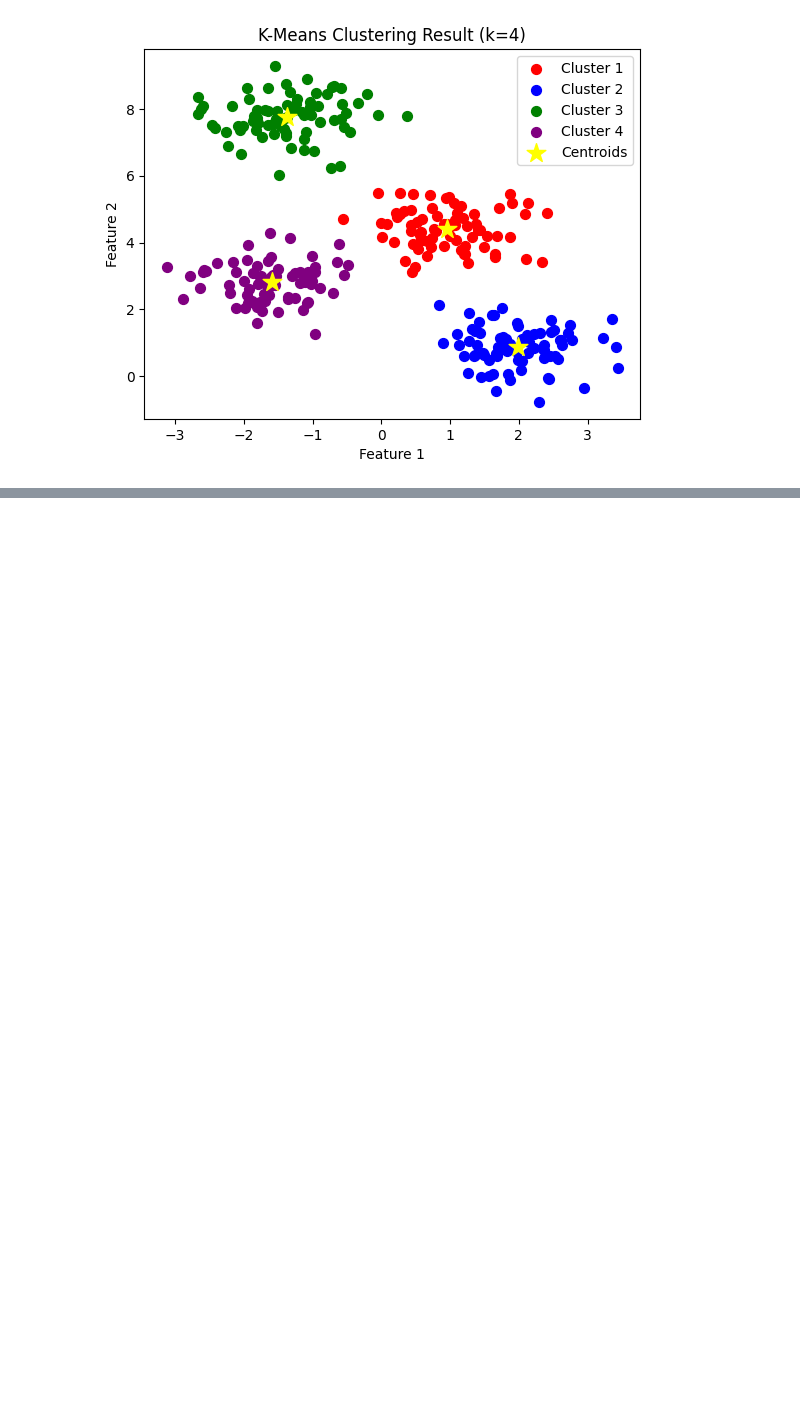
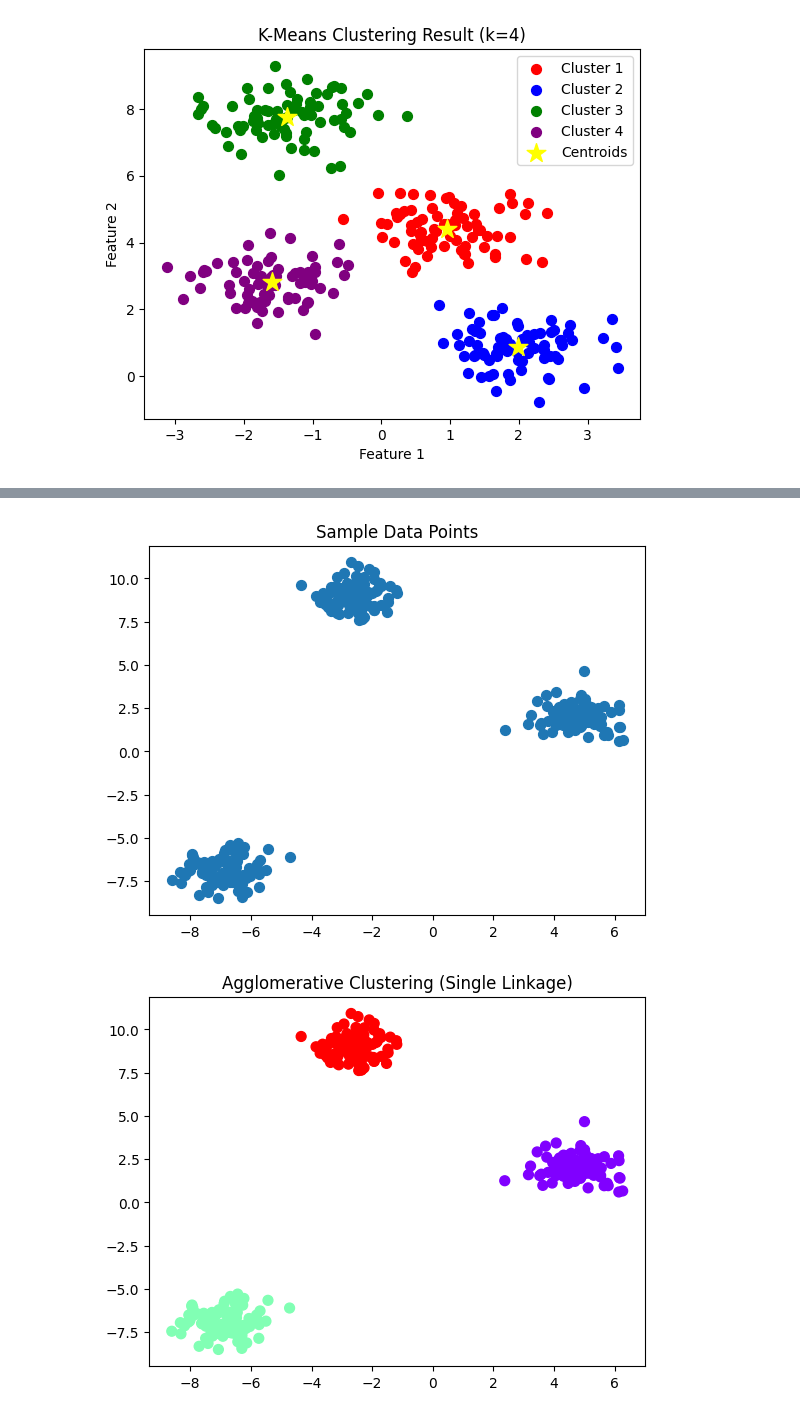
Before and after one commit to ThodupunooriSaiManish/Machine_Learning, a Jupyter notebook: ML_Internal_2.ipynb, the cells around one changed output, grey strips where cells are left out. Drawn from its saved outputs; the diff is of its cells as text; code cells hidden in the pictures; blank space fills up the shorter version.

```diff
--- a/ML_Internal_2.ipynb
+++ b/ML_Internal_2.ipynb
@@ -331,0 +419,24 @@ plt.show()
+# %%
+# 9. Implement Types of Linkages, Single Linkage, Complete Linkage, Average Linkage, Ward's Linkage, Centroid-Linkage
+import numpy as np
+import matplotlib.pyplot as plt
+from sklearn.datasets import make_blobs
+from sklearn.cluster import AgglomerativeClustering
+
+X, y_true = make_blobs(n_samples=300, centers=3, cluster_std=0.7, random_state=42)
+
+plt.scatter(X[:, 0], X[:, 1], s=50)
+plt.title("Sample Data Points")
+plt.show()
+
+linkages = ['single', 'complete', 'average', 'ward']
+
+for linkage in linkages:
+    model = AgglomerativeClustering(n_clusters=3, linkage=linkage, metric='euclidean')
+    y_pred = model.fit_predict(X)
+    plt.scatter(X[:, 0], X[:, 1], c=y_pred, cmap='rainbow', s=50)
+    plt.title(f"Agglomerative Clustering ({linkage.title()} Linkage)")
+    plt.show()
+# %% [output]
+[figure, added]
+[figure, added]
```
Also changed, not shown: parts of 10 cells of this notebook.
